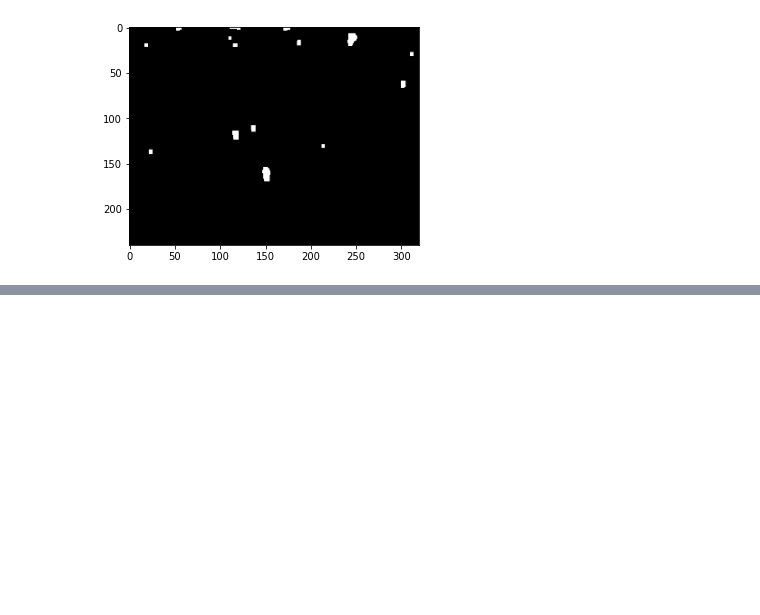
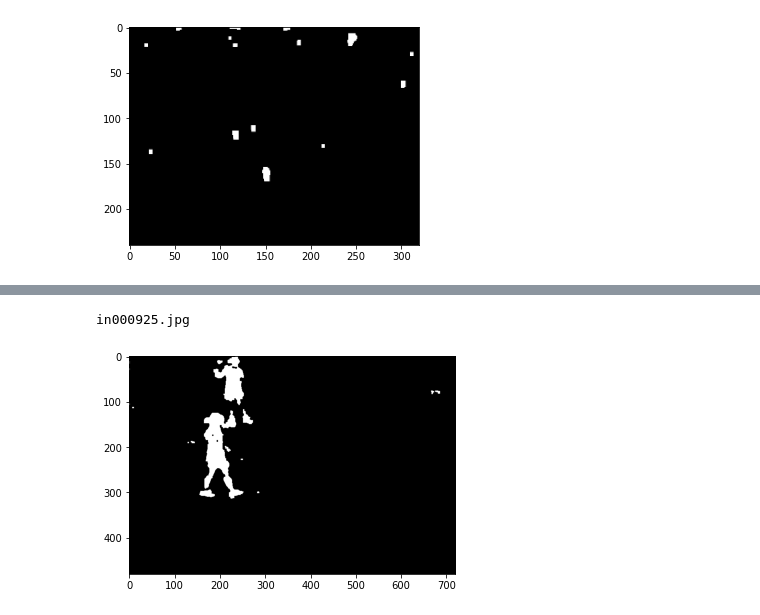
Before and after one commit to chiragmohapatra/BackgroundSubtraction, a Jupyter notebook: main.ipynb, the cells around one changed output, grey strips where cells are left out. Drawn from its saved outputs; the diff is of its cells as text; code cells hidden in the pictures; blank space fills up the shorter version.

```diff
--- a/main.ipynb
+++ b/main.ipynb
@@ -383,0 +326,8 @@ write_output_frames(args, out_frames)
+# %%
+masks1 = post_process(masks, kernel_dim=7)
+# %%
+print(masks1[125][0])
+show_image(masks1[125][1])
+# %% [output]
+in000925.jpg
+[figure, added]
```
Also changed, not shown: parts of 13 cells of this notebook, 4 other files.
